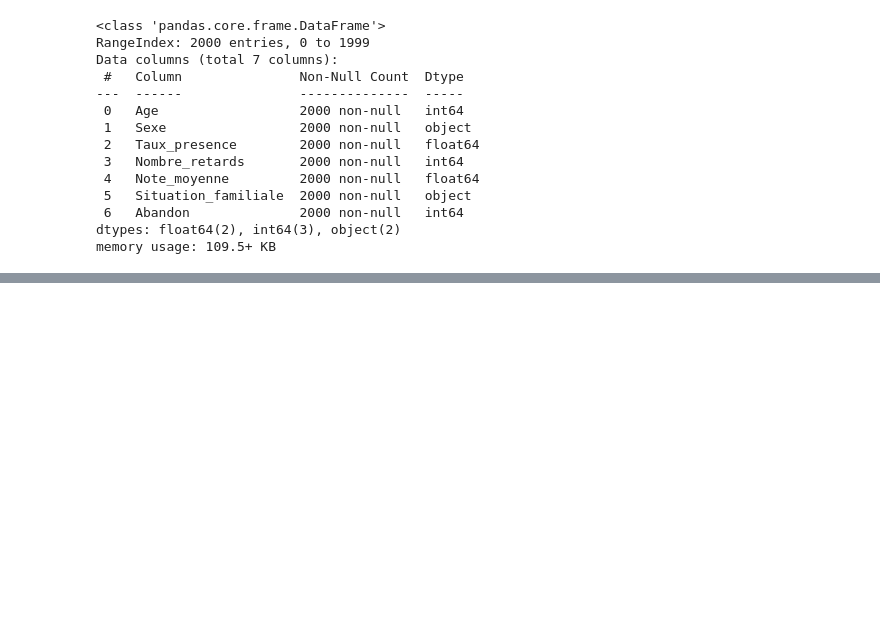
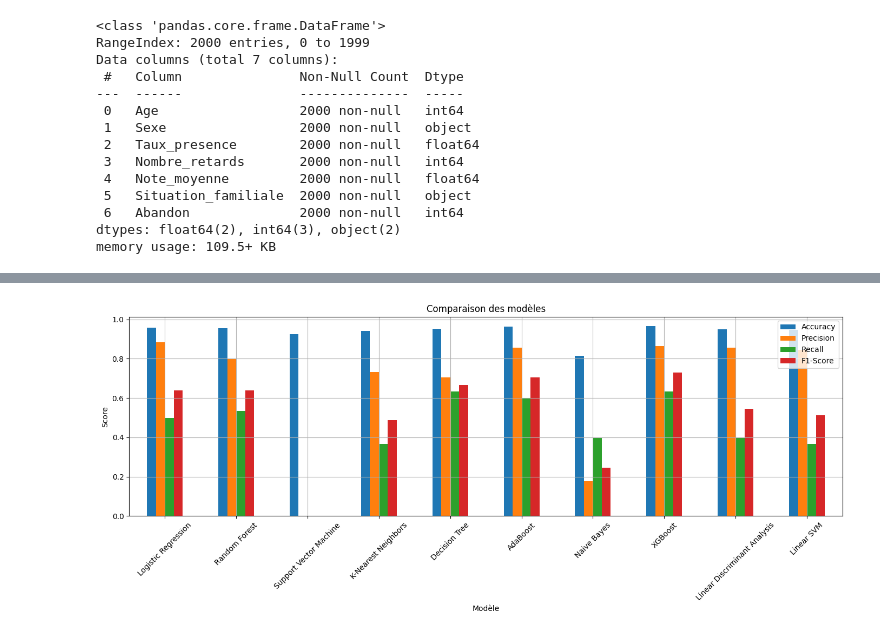
Before and after one commit to Jordy500/M.learning, a Jupyter notebook: miniprojet.ipynb, the cells around one changed output, grey strips where cells are left out. Cells and saved outputs as stored; diff of their text form; code cells hidden in the pictures; blank space fills up the shorter version.

```diff
--- a/miniprojet.ipynb
+++ b/miniprojet.ipynb
@@ -51,0 +265,25 @@ memory usage: 109.5+ KB
+# %%
+## 📈 6. Visualisation comparative des performances
+if not results:
+	for name, model in models:
+		y_pred = model.predict(X_test)
+		accuracy = accuracy_score(y_test, y_pred)
+		precision = precision_score(y_test, y_pred, zero_division=0)
+		recall = recall_score(y_test, y_pred, zero_division=0)
+		f1 = f1_score(y_test, y_pred, zero_division=0)
+		results.append([name, accuracy, precision, recall, f1])
+
+# Create the DataFrame from the results list
+results_df = pd.DataFrame(results, columns=['Modèle', 'Accuracy', 'Precision', 'Recall', 'F1-Score'])
+results_df.set_index('Modèle', inplace=True)
+
+# Plot the results
+results_df.plot(kind='bar', figsize=(14,6))
+plt.title('Comparaison des modèles')
+plt.ylabel('Score')
+plt.xticks(rotation=45)
+plt.grid(True)
+plt.tight_layout()
+plt.show()
+# %% [output]
+[figure, added]
```
Also changed, not shown: parts of 30 cells of this notebook.
